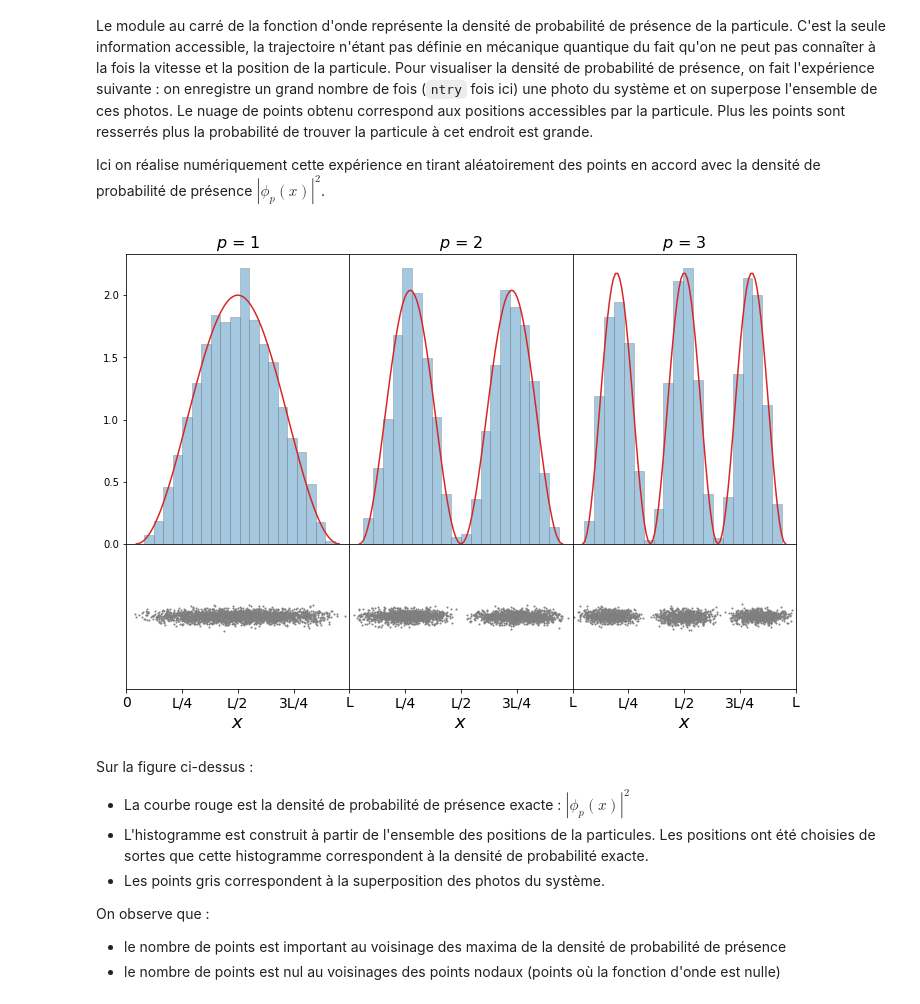
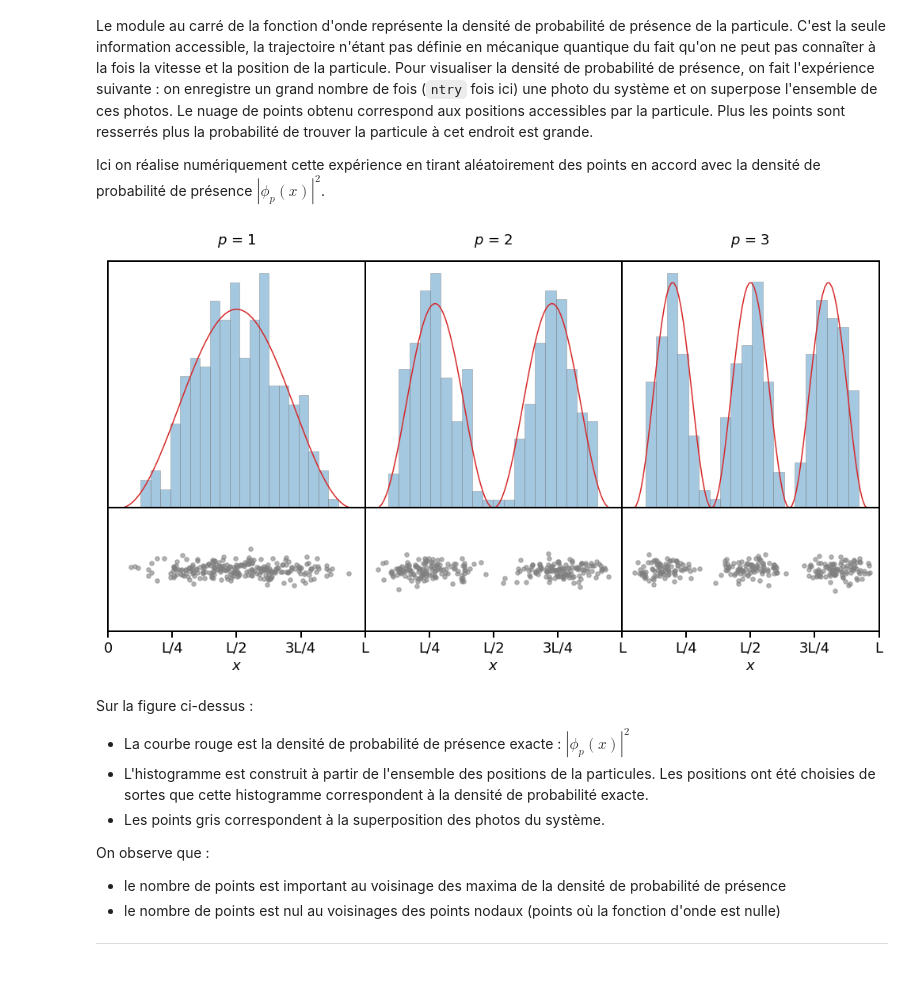
Before and after one commit to gVallverdu/cookbook, a Jupyter notebook: puits_infini.ipynb, the cells around one changed output. Drawn from its saved outputs; the diff is of its cells as text; code cells hidden in the pictures; blank space fills up the shorter version.

Commit message:
improve puits infini

```diff
--- a/puits_infini.ipynb
+++ b/puits_infini.ipynb
@@ -54,7 +54,11 @@ np.trapz(phi(x, p=2, L=L)**2, x)
 # %% [markdown]
 ## Représentation graphique des solutions
 # %%
-fig, axes = plt.subplots(nrows=3, figsize=(6, 8), sharex=True, sharey=True, gridspec_kw=dict(wspace=.05, hspace=.0))
+fig, axes = plt.subplots(
+    nrows=3, figsize=(7.75, 10.25),
+    sharex=True, sharey=True,
+    gridspec_kw=dict(wspace=.05, hspace=.0)
+)
 
 L = 1
 x = np.linspace(0, L, 100)
@@ -64,12 +68,18 @@ for i in range(3):
     axes[i].plot(x, phi(x, p, L)**2, color="C3")
     axes[i].fill(x, phi(x, p, L)**2, color="C3", label=r"$\left\vert\phi_p(x)\right\vert^2$", alpha=.2)
     axes[i].plot((0, L), (0, 0), color="C7", linewidth=.5)
-    axes[i].set_ylabel("p = %d" % p, fontsize=14)
+    axes[i].set_ylabel("p = %d" % p, fontsize=20)
+    axes[i].axhline(0, color="C7")
+    axes[i].grid(False)
 
 # layout
 axes[2].set_xlim((0, L))
-axes[2].set_xlabel("x", fontsize=18)
-axes[2].legend(fontsize=18)
+axes[2].set_xlabel("$x$", fontsize=18)
+#axes[2].legend(fontsize=18)
 axes[2].set_xticks([0, L/4, L/2, 3*L/4, L])
 text = axes[2].set_xticklabels(["0", "L/4", "L/2", "3L/4", "L"], fontsize=14)
+axes[0].legend(fontsize=18, ncol=2, bbox_to_anchor=(0.5, 1), loc="lower center")
+
+plt.tight_layout()
+plt.savefig("puits_infini.pdf")
 # %% [output]
@@ -82,51 +124,54 @@ Le module au carré de la fonction d'onde représente la densité de probabilit
 Ici on réalise numériquement cette expérience en tirant aléatoirement des points en accord avec la densité de probabilité de présence $\left|\phi_p(x)\right|^2$.
 # %%
 fig, axes = plt.subplots(
-    nrows=2, ncols=3, figsize=(12, 8),
+    nrows=2, ncols=3, figsize=(14, 8),
     gridspec_kw=dict(wspace=0, hspace=.0, height_ratios=[2, 1])
 )
 
+[ax.grid(False) for ax in axes.flatten()]
+
 # nombre de photos
-ntry = 5000
+ntry = 500
 # dimension de la boite
 L = 1
 
 jitter = .5
 x = np.linspace(0, L, 100)
 for i in range(3):
     p = i + 1
 
     # sample the density
     pos = np.random.uniform(0, L, ntry)
     rho = phi(pos, p, L)**2
     rnd = np.random.uniform(0, 2/L, ntry)
     ix = np.where(rho > rnd)
     pos = pos[ix]
 
     # plot
     axes[0, i].plot(x, phi(x, p, L)**2, color="C3")
-    axes[0, i].hist(pos, bins=20, normed=True, alpha=.4, edgecolor="C7")
-    axes[1, i].scatter(pos, np.random.normal(0, jitter, ix[0].shape), color="C7", s=1)
+    axes[0, i].hist(pos, bins=20, density=True, alpha=.4, edgecolor="C7")
+    axes[1, i].scatter(pos, np.random.normal(0, jitter, ix[0].shape), color="C7", s=30, alpha=.6)
 
     # layout
-    axes[0, i].set_title("$p$ = %d" % p, fontsize=16)
-    axes[1, i].set_ylim(-10, 10)
+    axes[0, i].set_title("$p$ = %d" % p, fontsize=18, y=1.05)
+    axes[0, i].yaxis.set_visible(False)
+    axes[1, i].set_ylim(-5, 5)
     axes[1, i].yaxis.set_visible(False)
     axes[1, i].set_xlim((0, L))
     axes[1, i].set_xticks([0, L/4, L/2, 3*L/4, L])
-    text = axes[1, i].set_xticklabels(["0", "L/4", "L/2", "3L/4", "L"], fontsize=14)
     axes[1, i].set_xlabel("$x$", fontsize=18)
     if i > 0:
         axes[0, i].yaxis.set_visible(False)
         axes[1, i].set_xticks([L/4, L/2, 3*L/4, L])
-        text = axes[1, i].set_xticklabels(["L/4", "L/2", "3L/4", "L"], fontsize=14)
+        text = axes[1, i].set_xticklabels(["L/4", "L/2", "3L/4", "L"], fontsize=18)
     else:
         axes[1, i].set_xticks([0, L/4, L/2, 3*L/4, L])
-        text = axes[1, i].set_xticklabels(["0", "L/4", "L/2", "3L/4", "L"], fontsize=14)
+        text = axes[1, i].set_xticklabels(["0", "L/4", "L/2", "3L/4", "L"], fontsize=18)
 
-fig.savefig("puits_infini.pdf")
+fig.tight_layout()
+fig.savefig("puits_infini_density.pdf")
 # %% [output]
-[figure, old version]
+[figure, new version]
 # %% [markdown]
 Sur la figure ci-dessus :
 
@@ -138,3 +183,5 @@ On observe que :
 
 * le nombre de points est important au voisinage des maxima de la densité de probabilité de présence
 * le nombre de points est nul au voisinages des points nodaux (points où la fonction d'onde est nulle)
+
+---
```
Also changed, not shown: parts of 11 cells of this notebook.
